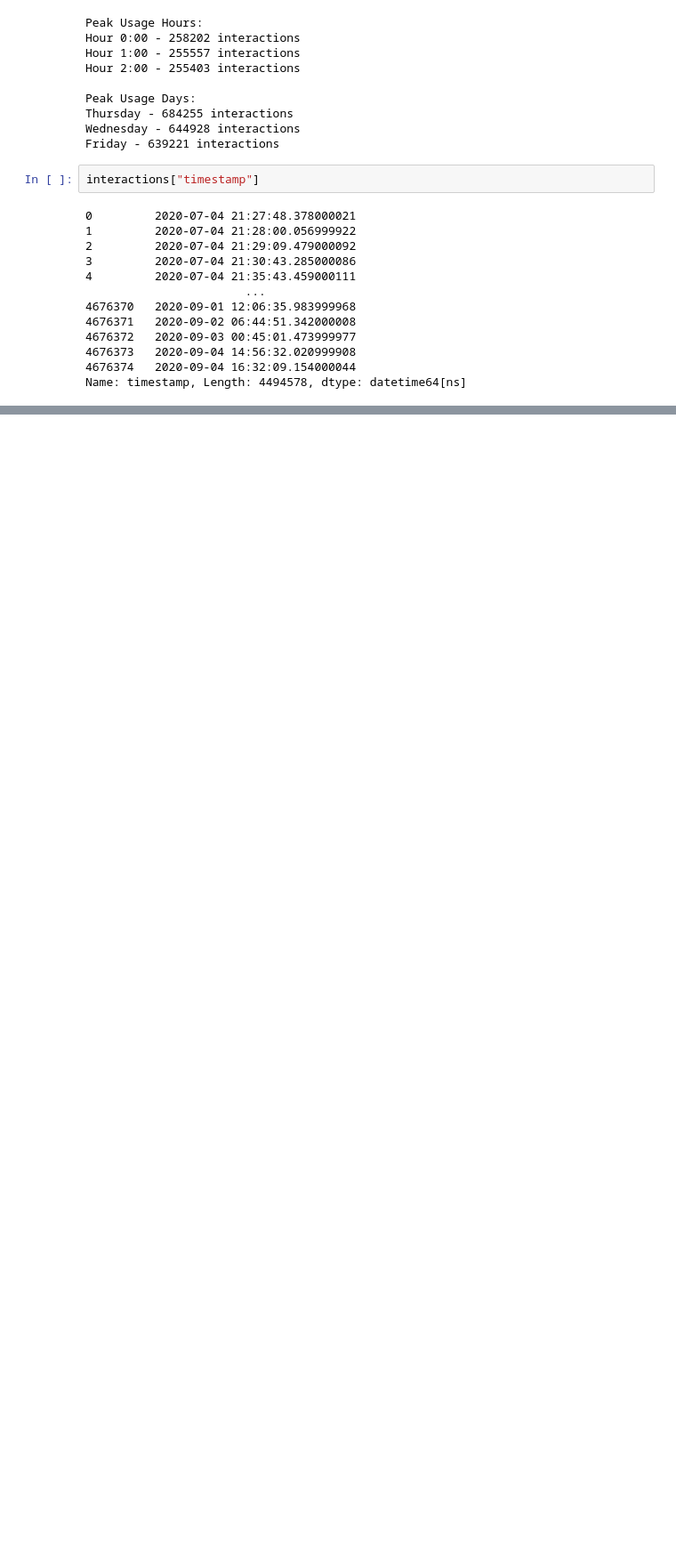
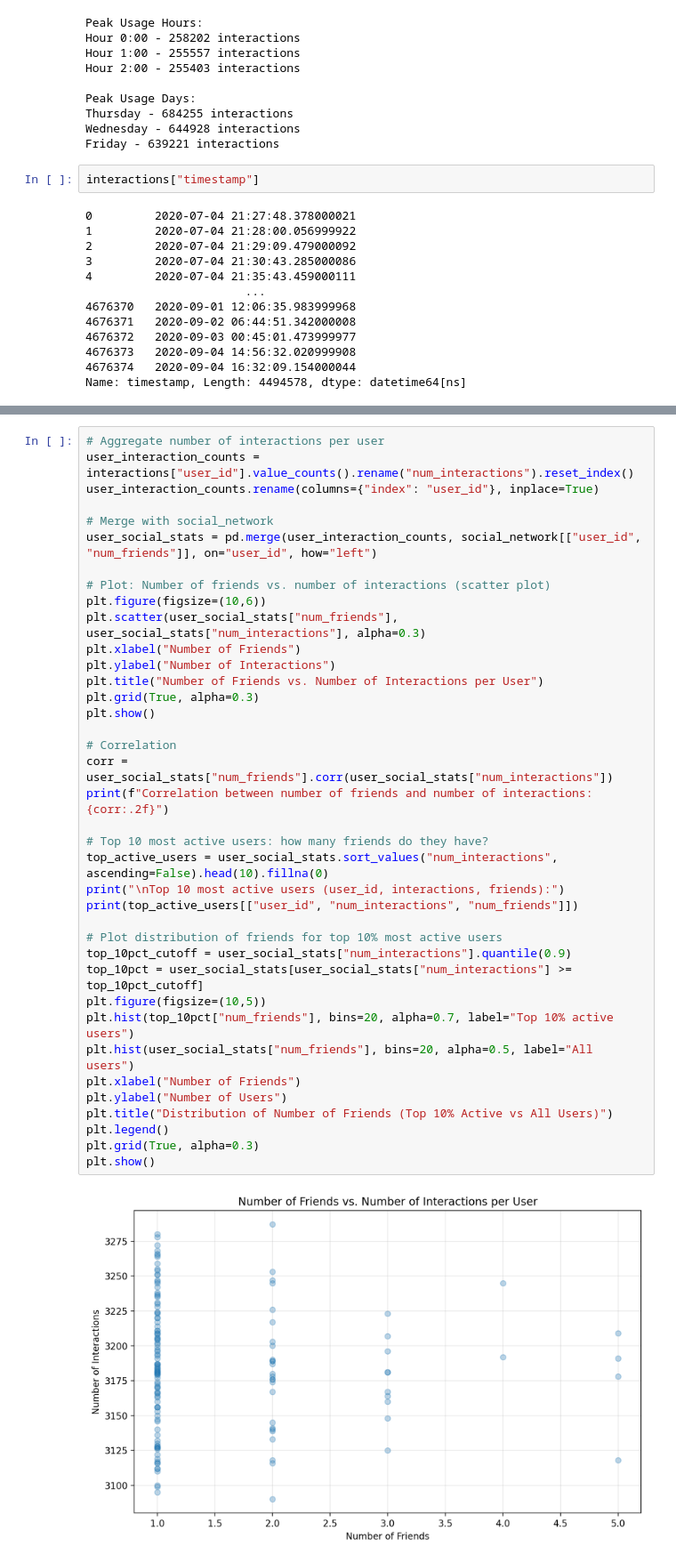
Before and after one commit to PERCY-1417/FinalProject_2025_TURCAT, a Jupyter notebook: solution/EDA.ipynb, the cells around one changed output, grey strips where cells are left out. Shown at 89% size. Saved outputs shown, nothing was run; the diff lists cells and outputs as text; blank space fills up the shorter version.

```diff
--- a/solution/EDA.ipynb
+++ b/solution/EDA.ipynb
@@ -260,0 +472,40 @@ Name: timestamp, Length: 4494578, dtype: datetime64[ns]
+# %%
+# Aggregate number of interactions per user
+user_interaction_counts = interactions["user_id"].value_counts().rename("num_interactions").reset_index()
+user_interaction_counts.rename(columns={"index": "user_id"}, inplace=True)
+
+# Merge with social_network
+user_social_stats = pd.merge(user_interaction_counts, social_network[["user_id", "num_friends"]], on="user_id", how="left")
+
+# Plot: Number of friends vs. number of interactions (scatter plot)
+plt.figure(figsize=(10,6))
+plt.scatter(user_social_stats["num_friends"], user_social_stats["num_interactions"], alpha=0.3)
+plt.xlabel("Number of Friends")
+plt.ylabel("Number of Interactions")
+plt.title("Number of Friends vs. Number of Interactions per User")
+plt.grid(True, alpha=0.3)
+plt.show()
+
+# Correlation
+corr = user_social_stats["num_friends"].corr(user_social_stats["num_interactions"])
+print(f"Correlation between number of friends and number of interactions: {corr:.2f}")
+
+# Top 10 most active users: how many friends do they have?
+top_active_users = user_social_stats.sort_values("num_interactions", ascending=False).head(10).fillna(0)
+print("\nTop 10 most active users (user_id, interactions, friends):")
+print(top_active_users[["user_id", "num_interactions", "num_friends"]])
+
+# Plot distribution of friends for top 10% most active users
+top_10pct_cutoff = user_social_stats["num_interactions"].quantile(0.9)
+top_10pct = user_social_stats[user_social_stats["num_interactions"] >= top_10pct_cutoff]
+plt.figure(figsize=(10,5))
+plt.hist(top_10pct["num_friends"], bins=20, alpha=0.7, label="Top 10% active users")
+plt.hist(user_social_stats["num_friends"], bins=20, alpha=0.5, label="All users")
+plt.xlabel("Number of Friends")
+plt.ylabel("Number of Users")
+plt.title("Distribution of Number of Friends (Top 10% Active vs All Users)")
+plt.legend()
+plt.grid(True, alpha=0.3)
+plt.show()
+# %% [output]
+[figure, added]
```
Also changed, not shown: parts of 30 cells of this notebook.
